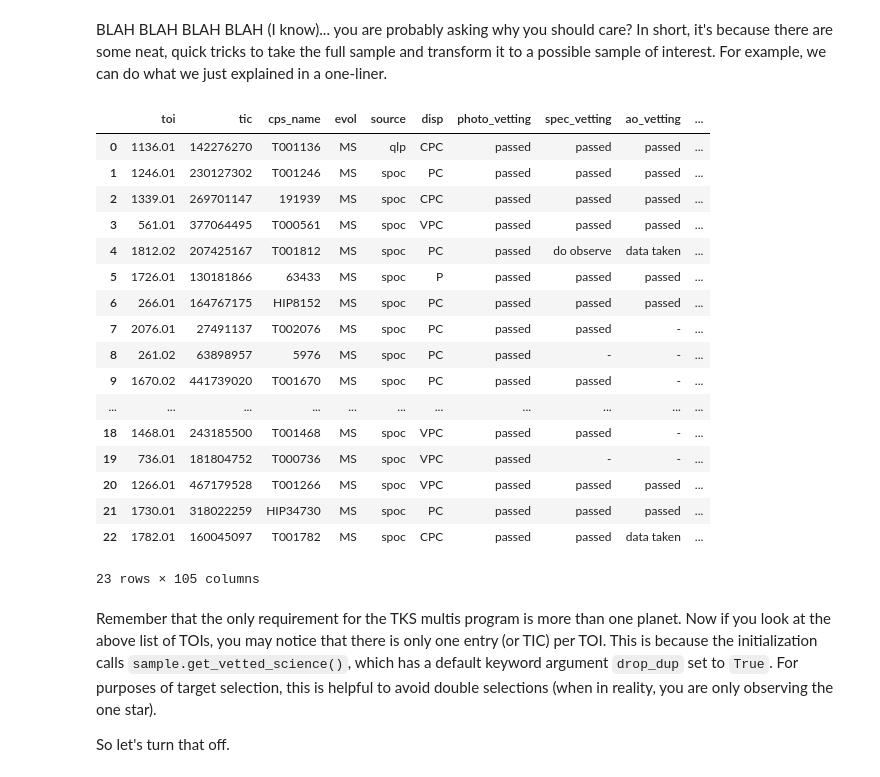
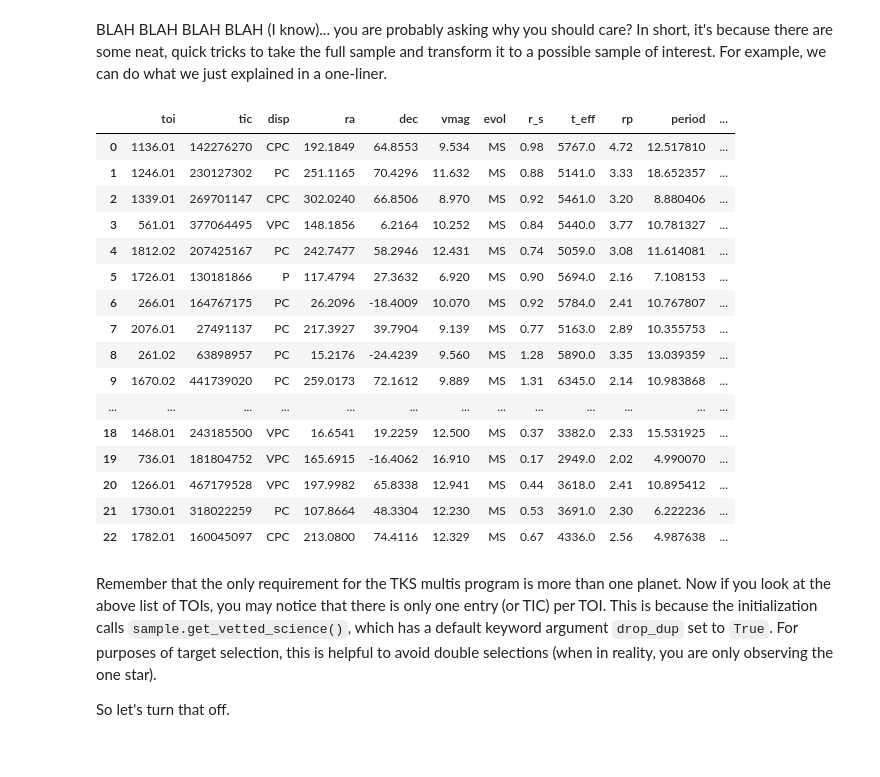
Before and after one commit to ashleychontos/sort-a-survey, a Jupyter notebook: examples/Sample.ipynb, the cells around one changed output. Drawn from its saved outputs; the diff is of its cells as text; code cells hidden in the pictures.

```diff
--- a/examples/Sample.ipynb
+++ b/examples/Sample.ipynb
@@ -18,31 +18,30 @@ BLAH BLAH BLAH BLAH (I know)... you are probably asking why you should care? In
 # %%
 from sortasurvey.sample import Sample
 # TKS Multis
 program='SC2C'
 TKS.candidates = TKS.sample.copy()
 TKS.sciences = TKS.programs.copy()
 
 sample = Sample(program, survey=TKS)
-sample.query
+sample.query[['toi','tic','disp','ra','dec','vmag','evol','r_s','t_eff','rp','period','sinc']]
 # %% [output]
-|  | toi | tic | cps_name | evol | source | disp | photo_vetting | spec_vetting | ao_vetting | ... |
-| 0 | 1136.01 | 142276270 | T001136 | MS | qlp | CPC | passed | passed | passed | ... |
-| 1 | 1246.01 | 230127302 | T001246 | MS | spoc | PC | passed | passed | passed | ... |
-| 2 | 1339.01 | 269701147 | 191939 | MS | spoc | CPC | passed | passed | passed | ... |
-| 3 | 561.01 | 377064495 | T000561 | MS | spoc | VPC | passed | passed | passed | ... |
-| 4 | 1812.02 | 207425167 | T001812 | MS | spoc | PC | passed | do observe | data taken | ... |
-| 5 | 1726.01 | 130181866 | 63433 | MS | spoc | P | passed | passed | passed | ... |
-| 6 | 266.01 | 164767175 | HIP8152 | MS | spoc | PC | passed | passed | passed | ... |
-| 7 | 2076.01 | 27491137 | T002076 | MS | spoc | PC | passed | passed | - | ... |
-| 8 | 261.02 | 63898957 | 5976 | MS | spoc | PC | passed | - | - | ... |
-| 9 | 1670.02 | 441739020 | T001670 | MS | spoc | PC | passed | passed | - | ... |
-| ... | ... | ... | ... | ... | ... | ... | ... | ... | ... | ... |
-| 18 | 1468.01 | 243185500 | T001468 | MS | spoc | VPC | passed | passed | - | ... |
-| 19 | 736.01 | 181804752 | T000736 | MS | spoc | VPC | passed | - | - | ... |
-| 20 | 1266.01 | 467179528 | T001266 | MS | spoc | VPC | passed | passed | passed | ... |
-| 21 | 1730.01 | 318022259 | HIP34730 | MS | spoc | PC | passed | passed | passed | ... |
-| 22 | 1782.01 | 160045097 | T001782 | MS | spoc | CPC | passed | passed | data taken | ... |
+|  | toi | tic | disp | ra | dec | vmag | evol | r_s | t_eff | rp | period | ... |
+| 0 | 1136.01 | 142276270 | CPC | 192.1849 | 64.8553 | 9.534 | MS | 0.98 | 5767.0 | 4.72 | 12.517810 | ... |
+| 1 | 1246.01 | 230127302 | PC | 251.1165 | 70.4296 | 11.632 | MS | 0.88 | 5141.0 | 3.33 | 18.652357 | ... |
+| 2 | 1339.01 | 269701147 | CPC | 302.0240 | 66.8506 | 8.970 | MS | 0.92 | 5461.0 | 3.20 | 8.880406 | ... |
+| 3 | 561.01 | 377064495 | VPC | 148.1856 | 6.2164 | 10.252 | MS | 0.84 | 5440.0 | 3.77 | 10.781327 | ... |
+| 4 | 1812.02 | 207425167 | PC | 242.7477 | 58.2946 | 12.431 | MS | 0.74 | 5059.0 | 3.08 | 11.614081 | ... |
+| 5 | 1726.01 | 130181866 | P | 117.4794 | 27.3632 | 6.920 | MS | 0.90 | 5694.0 | 2.16 | 7.108153 | ... |
+| 6 | 266.01 | 164767175 | PC | 26.2096 | -18.4009 | 10.070 | MS | 0.92 | 5784.0 | 2.41 | 10.767807 | ... |
+| 7 | 2076.01 | 27491137 | PC | 217.3927 | 39.7904 | 9.139 | MS | 0.77 | 5163.0 | 2.89 | 10.355753 | ... |
+| 8 | 261.02 | 63898957 | PC | 15.2176 | -24.4239 | 9.560 | MS | 1.28 | 5890.0 | 3.35 | 13.039359 | ... |
+| 9 | 1670.02 | 441739020 | PC | 259.0173 | 72.1612 | 9.889 | MS | 1.31 | 6345.0 | 2.14 | 10.983868 | ... |
+| ... | ... | ... | ... | ... | ... | ... | ... | ... | ... | ... | ... | ... |
+| 18 | 1468.01 | 243185500 | VPC | 16.6541 | 19.2259 | 12.500 | MS | 0.37 | 3382.0 | 2.33 | 15.531925 | ... |
+| 19 | 736.01 | 181804752 | VPC | 165.6915 | -16.4062 | 16.910 | MS | 0.17 | 2949.0 | 2.02 | 4.990070 | ... |
+| 20 | 1266.01 | 467179528 | VPC | 197.9982 | 65.8338 | 12.941 | MS | 0.44 | 3618.0 | 2.41 | 10.895412 | ... |
+| 21 | 1730.01 | 318022259 | PC | 107.8664 | 48.3304 | 12.230 | MS | 0.53 | 3691.0 | 2.30 | 6.222236 | ... |
+| 22 | 1782.01 | 160045097 | CPC | 213.0800 | 74.4116 | 12.329 | MS | 0.67 | 4336.0 | 2.56 | 4.987638 | ... |
-23 rows × 105 columns
 # %% [markdown]
 Remember that the only requirement for the TKS multis program is more than one planet. Now if you look at the above list of TOIs, you may notice that there is only one entry (or TIC) per TOI. This is because the initialization calls `sample.get_vetted_science()`, which has a default keyword argument `drop_dup` set to `True`. For purposes of target selection, this is helpful to avoid double selections (when in reality, you are only observing the one star).
 
```
Also changed, not shown: parts of 1 cell of this notebook, 1 other file.
